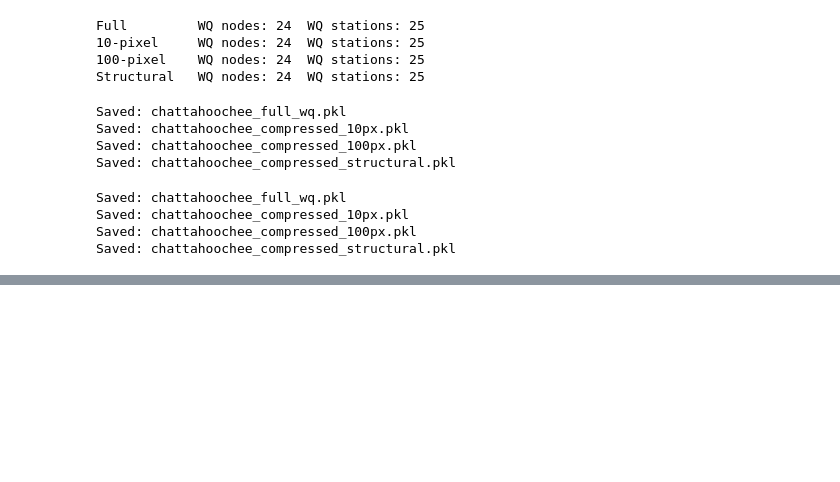
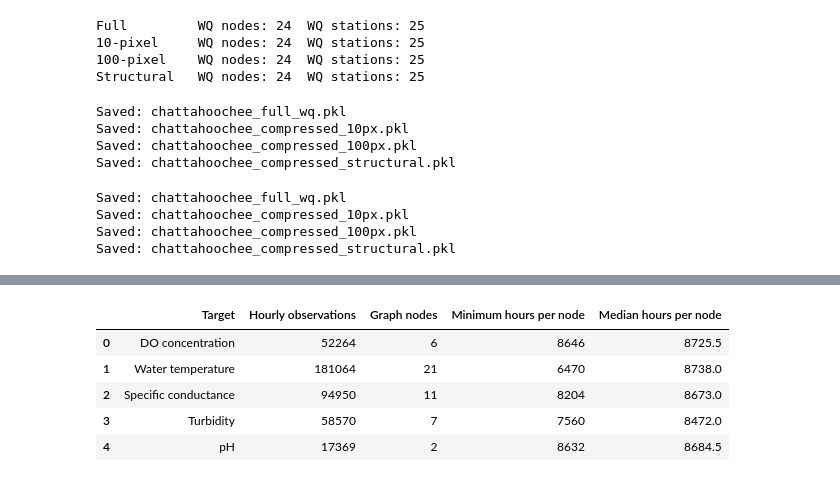
Before and after one commit to andrewc156/rivernets, a Jupyter notebook: chattahoochee_graph.ipynb, the cells around one changed output, grey strips where cells are left out. Cells and saved outputs as stored; diff of their text form; code cells hidden in the pictures; blank space fills up the shorter version.

Commit message:
attached data

```diff
--- a/chattahoochee_graph.ipynb
+++ b/chattahoochee_graph.ipynb
@@ -2988,0 +3795,61 @@ Saved: chattahoochee_compressed_structural.pkl
+# %%
+hourly_summary = []
+
+
+for target in PARAMETERS:
+
+    if target not in hourly_chatt.columns:
+        continue
+
+
+    target_data = (
+        hourly_chatt[
+            hourly_chatt[target].notna()
+        ]
+    )
+
+
+    hourly_summary.append({
+
+        "Target":
+            target,
+
+        "Hourly observations":
+            target_data[target].count(),
+
+        "Graph nodes":
+            target_data["node"].nunique(),
+
+        "Minimum hours per node":
+            (
+                target_data
+                .groupby("node")
+                .size()
+                .min()
+            ),
+
+        "Median hours per node":
+            (
+                target_data
+                .groupby("node")
+                .size()
+                .median()
+            )
+    })
+
+
+hourly_summary = pd.DataFrame(
+    hourly_summary
+)
+
+
+display(
+    hourly_summary
+)
+# %% [output]
+|  | Target | Hourly observations | Graph nodes | Minimum hours per node | Median hours per node |
+| 0 | DO concentration | 52264 | 6 | 8646 | 8725.5 |
+| 1 | Water temperature | 181064 | 21 | 6470 | 8738.0 |
+| 2 | Specific conductance | 94950 | 11 | 8204 | 8673.0 |
+| 3 | Turbidity | 58570 | 7 | 7560 | 8472.0 |
+| 4 | pH | 17369 | 2 | 8632 | 8684.5 |
```
Also changed, not shown: parts of 14 cells of this notebook, 5 other files.
